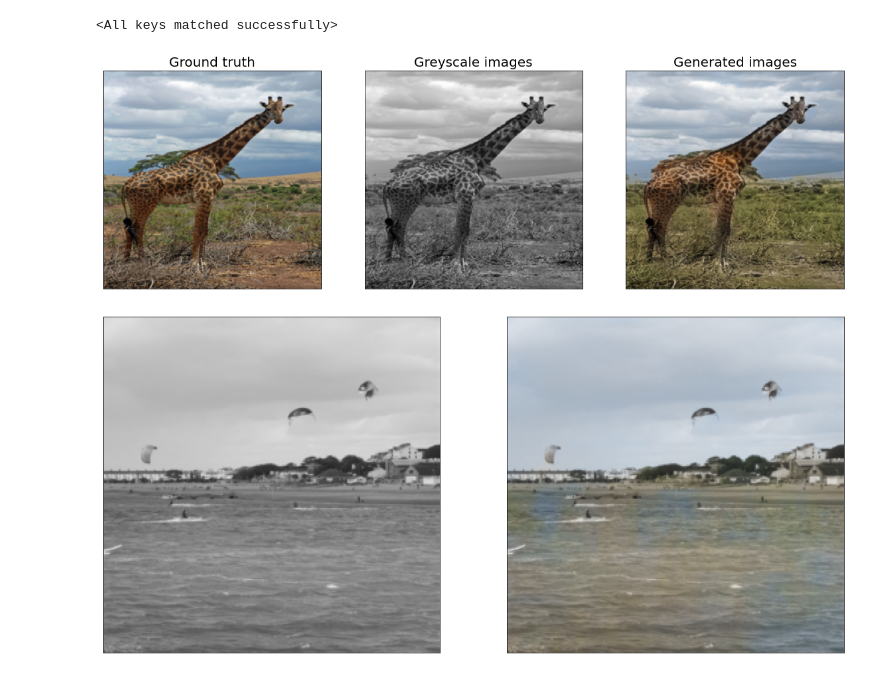
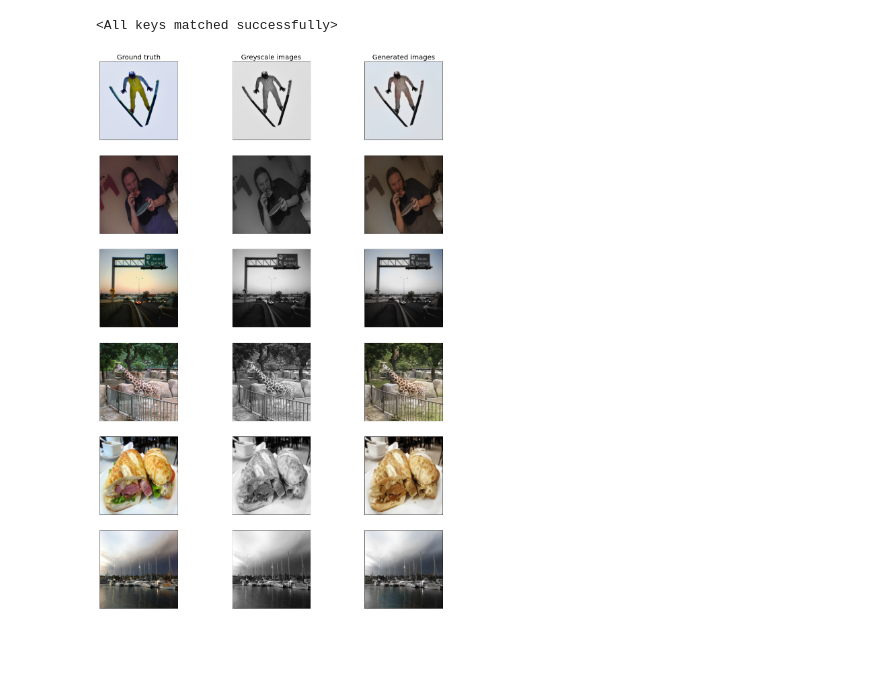
Before and after one commit to Julien-Gustin/Image-Colorization, a Jupyter notebook: results.ipynb, the cells around one changed output. Drawn from its saved outputs; the diff is of its cells as text; code cells hidden in the pictures; blank space fills up the shorter version.

```diff
--- a/results.ipynb
+++ b/results.ipynb
@@ -21,18 +21,14 @@ generator = UNet(1, 2).train()
 resnet_body = create_body(resnet18, pretrained=True, n_in=2, cut=-2)
 generator = DynamicUnet(resnet_body, 2, (256, 256), y_range=(-1, 1)).to(device)
 # %%
-generator.load_state_dict(torch.load("saves/cGan_100_pretrain_R1/saved_models/generator_10", map_location=device))
+generator.load_state_dict(torch.load("saves/cGan_100_pretrain_R1/saved_models/generator_best_12", map_location=device))
 # %% [output]
 <All keys matched successfully>
 # %%
-batch_size = 1
-dataset_val = CocoLab(dataset, splits="test", version=version, size=256, train=False)
+batch_size = 6
+dataset_val = CocoLab(dataset, splits=["train", "test", "val"], version=version, size=256, train=False)
 val_loader = data.DataLoader(dataset_val, batch_size=batch_size, shuffle=True, num_workers=2)
 # %%
-multi_plot_rows(val_loader, generator, rows=batch_size, noise=True)
+multi_plot_rows(val_loader, generator, rows=batch_size, noise=True, display_title=True)
 # %% [output]
-[figure, old version]
+[figure, new version]
-# %%
-plot_turing2(val_loader, generator, rows=batch_size, fake=True)
-# %% [output]
-[figure, removed]
```
Also changed, not shown: 50 other files.
